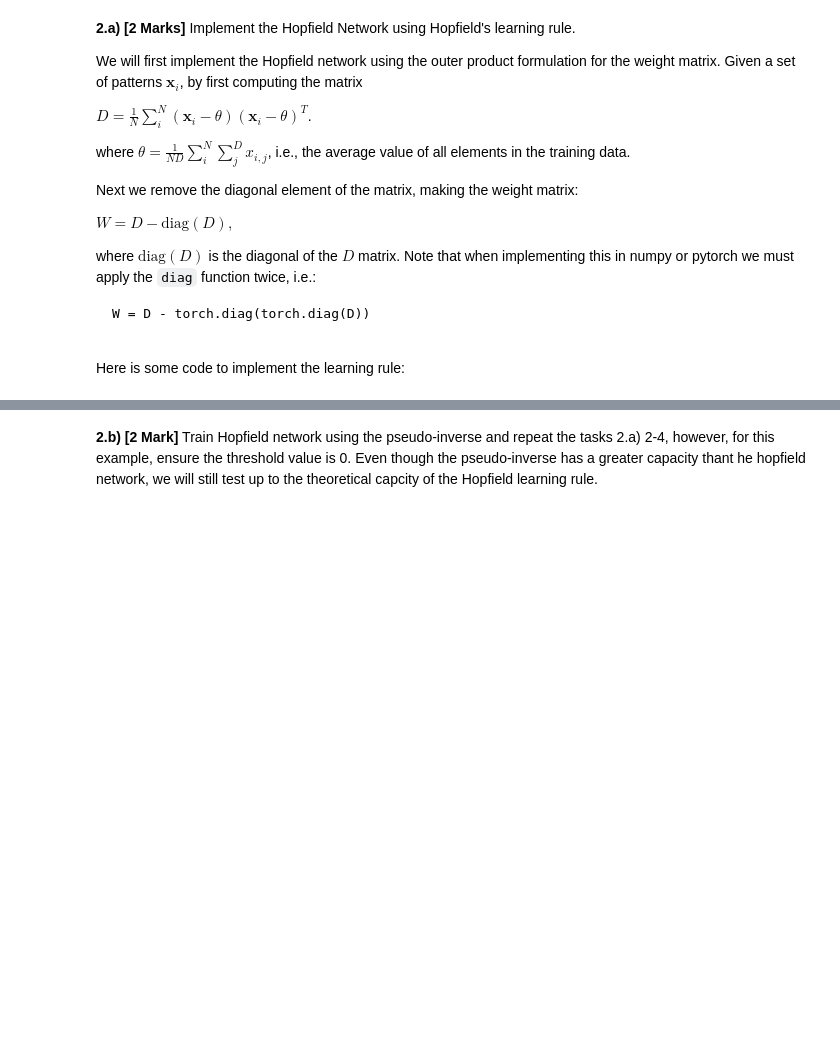
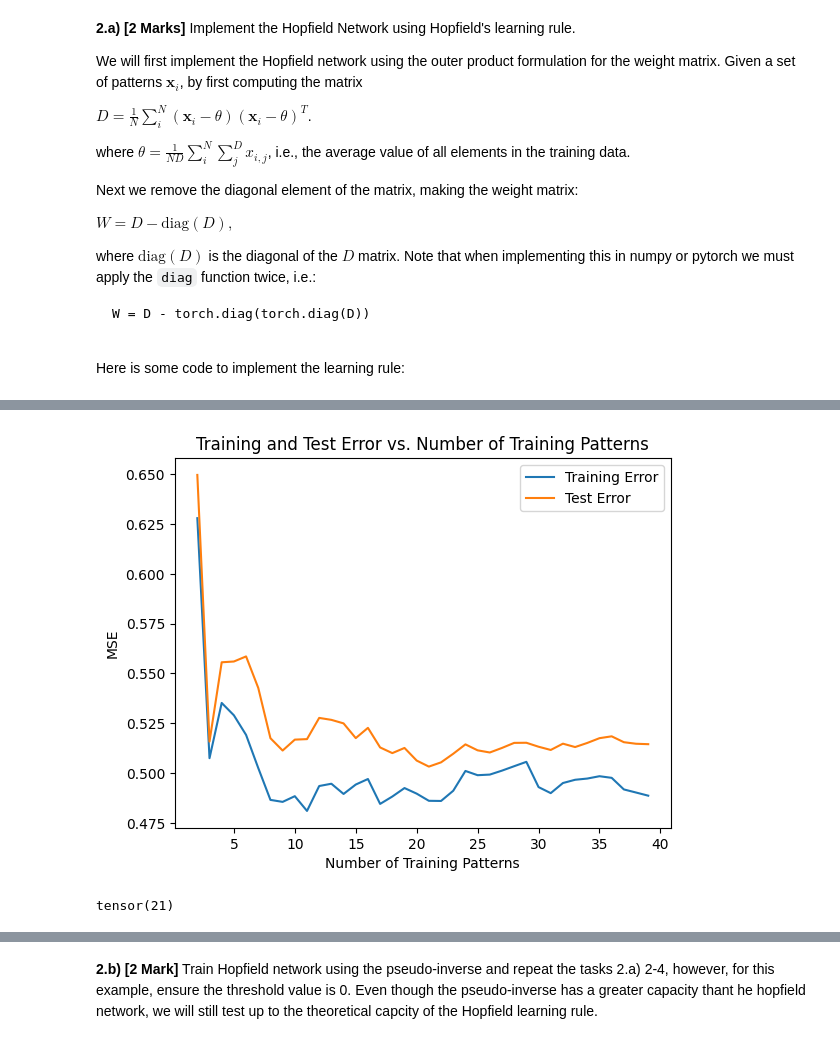
Before and after one commit to draymond63/syde-552, a Jupyter notebook: assignment3.ipynb, the cells around one changed output, grey strips where cells are left out. Saved outputs shown, nothing was run; the diff lists cells and outputs as text; code cells hidden in the pictures; blank space fills up the shorter version.

```diff
--- a/assignment3.ipynb
+++ b/assignment3.ipynb
@@ -226,16 +212,58 @@ plt.plot(range(2,C), average_results )
-# %%
-# 2.a.4 - Test salt-and-pepper noise.
-
-num_steps = None ### Pick a value
-prob_flip = torch.linspace(0.01,0.5,num_steps)
-
-training_data = # Your code here
-testing_data = # Your code here
-W = # Your code here
-
-for p_idx, p in enumerate(prob_flip):
-    ## Your code here
-    pass
-
-plt.figure()
-plt.plot(prob_flip, mses)
+# %%
+# 2.a.3 - Plot training and test error
+from tqdm import tqdm
+
+def mse(true_vals, pred_val):
+    return float(torch.mean(torch.square(true_vals - pred_val), axis=None))
+
+def test_network(training_patterns, test_patterns, C, hopfield_func=outer_product_hopfield_matrix, threshold=0):
+    assert training_patterns.shape[0] == C, f'''Error: Expected training patterns to contain {C} patterns'''
+    num_patterns_range = [*range(2,C)]
+    train_error = torch.zeros(len(num_patterns_range))
+    test_error = torch.zeros(len(num_patterns_range))
+    for pattern_idx, num_patterns in enumerate(num_patterns_range):
+        # train network
+        W = hopfield_func(training_patterns[:num_patterns])
+        # for each image in the training set, compute the mse
+        reconstructions = np.zeros(training_patterns.shape)
+        for i, img in enumerate(training_patterns):
+            r, _ = evaluate_hopfield_network(W, img, threshold=threshold)
+            reconstructions[i] = r
+        train_error[pattern_idx] = mse(training_patterns, reconstructions)
+        # for each image in the test set, compute the mse
+        reconstructions = np.zeros(test_patterns.shape)
+        for i, img in enumerate(test_patterns):
+            r, _ = evaluate_hopfield_network(W, img, threshold=threshold)
+            # print(np.mean((np.array(img) - np.array(r))**2))
+            reconstructions[i] = r
+        test_error[pattern_idx] = mse(test_patterns, reconstructions)
+    return train_error, test_error
+
+def get_best_training_size(num_iters=5, test_size=200, plot=True, **kwargs):
+    training_sets = [np.random.choice(range(binary_img_tensor.shape[0]), C, replace=False) for _ in range(num_iters)]
+    training_error = torch.zeros((num_iters, C-2))
+    test_error = torch.zeros((num_iters, C-2))
+
+    for i, training_set in enumerate(tqdm(training_sets)):
+        testing_set = np.random.choice([i for i in range(binary_img_tensor.shape[0]) if i not in training_set], test_size, replace=False)
+        training_error[i], test_error[i] = test_network(binary_img_tensor[training_set], binary_img_tensor[testing_set], C, **kwargs)
+
+    average_training_error = torch.mean(training_error, axis=0)
+    average_test_error = torch.mean(test_error, axis=0)
+
+    if plot:
+        plt.figure()
+        plt.plot(range(2,C), average_training_error, label='Training Error')
+        plt.plot(range(2,C), average_test_error, label='Test Error')
+        plt.xlabel('Number of Training Patterns')
+        plt.ylabel('MSE')
+        plt.legend()
+        plt.title('Training and Test Error vs. Number of Training Patterns')
+        plt.show()
+    best_train_size = torch.argmin(average_test_error) + 2
+    return best_train_size
+
+get_best_training_size(threshold=60)
+# %% [output]
+[figure, added]
+tensor(21)
```
Also changed, not shown: parts of 25 cells of this notebook.
